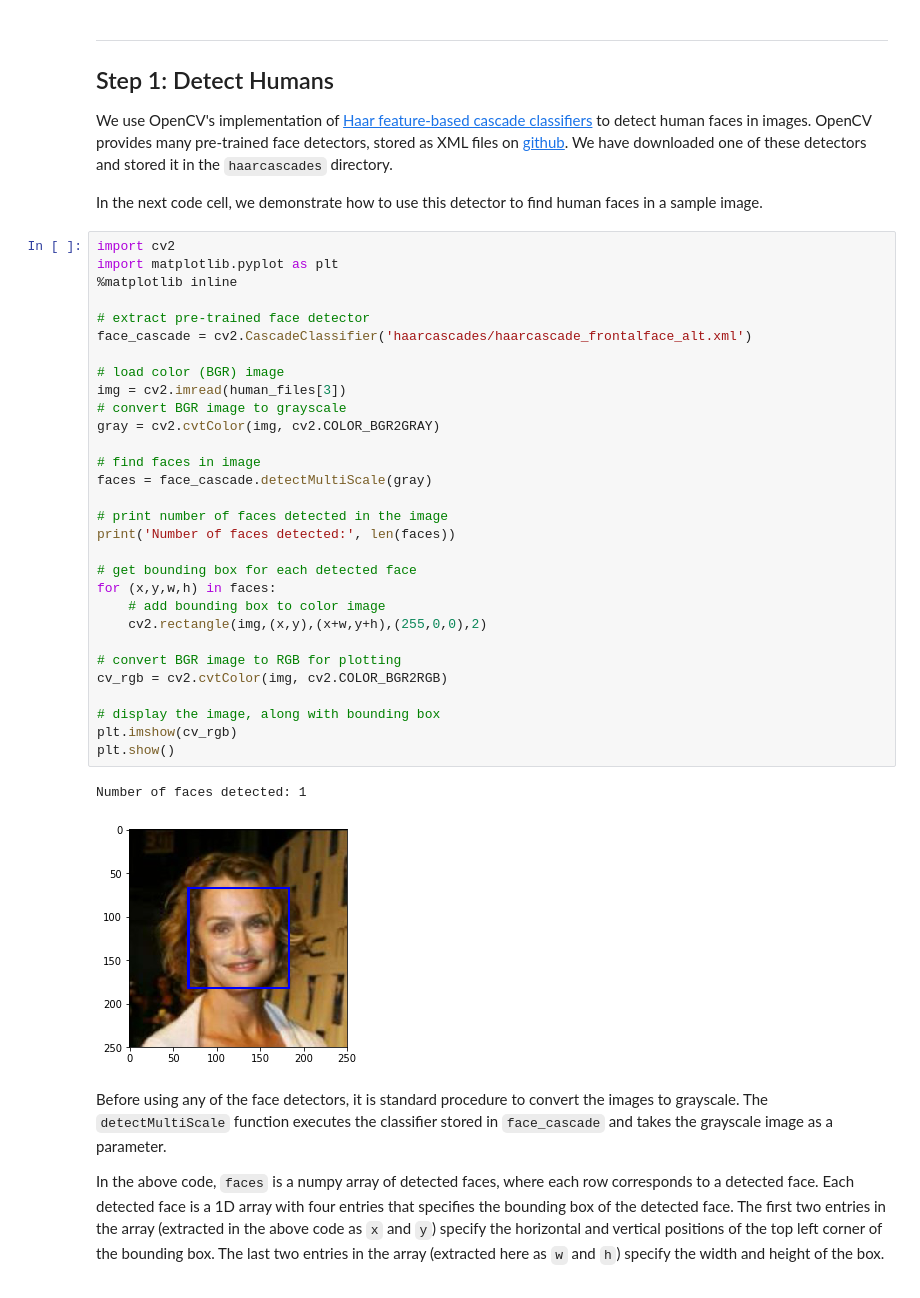
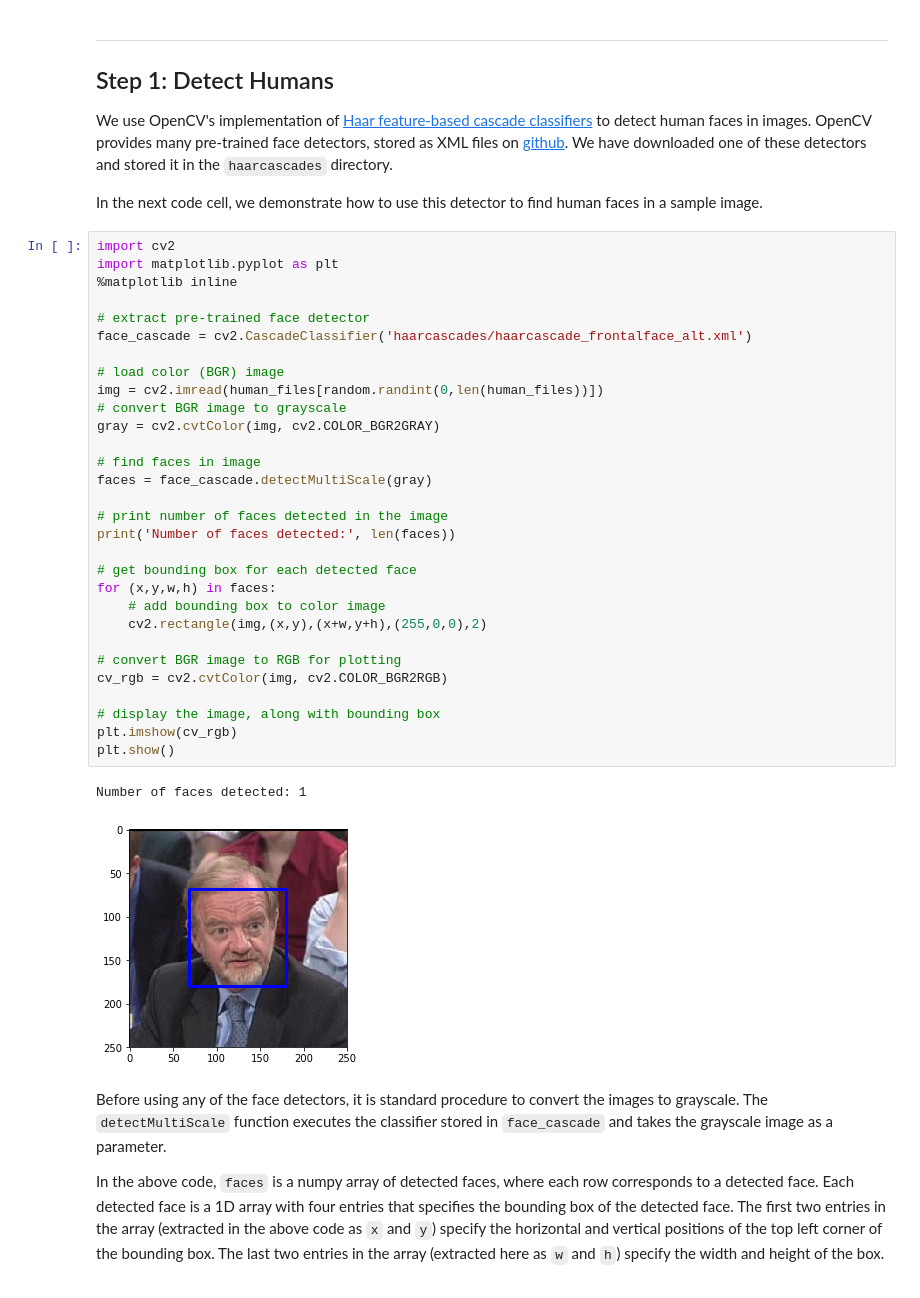
Before and after one commit to keithwoody/dog-project, a Jupyter notebook: dog_app.ipynb, the cells around one changed output. Cells and saved outputs as stored; diff of their text form.

```diff
--- a/dog_app.ipynb
+++ b/dog_app.ipynb
@@ -115,35 +115,35 @@ In the next code cell, we demonstrate how to use this detector to find human fac
 import cv2
 import matplotlib.pyplot as plt
 %matplotlib inline
 
 # extract pre-trained face detector
 face_cascade = cv2.CascadeClassifier('haarcascades/haarcascade_frontalface_alt.xml')
 
 # load color (BGR) image
-img = cv2.imread(human_files[3])
+img = cv2.imread(human_files[random.randint(0,len(human_files))])
 # convert BGR image to grayscale
 gray = cv2.cvtColor(img, cv2.COLOR_BGR2GRAY)
 
 # find faces in image
 faces = face_cascade.detectMultiScale(gray)
 
 # print number of faces detected in the image
 print('Number of faces detected:', len(faces))
 
 # get bounding box for each detected face
 for (x,y,w,h) in faces:
     # add bounding box to color image
     cv2.rectangle(img,(x,y),(x+w,y+h),(255,0,0),2)
 
 # convert BGR image to RGB for plotting
 cv_rgb = cv2.cvtColor(img, cv2.COLOR_BGR2RGB)
 
 # display the image, along with bounding box
 plt.imshow(cv_rgb)
 plt.show()
 # %% [output]
 Number of faces detected: 1
-[figure, old version]
+[figure, new version]
 # %% [markdown]
 Before using any of the face detectors, it is standard procedure to convert the images to grayscale.  The `detectMultiScale` function executes the classifier stored in `face_cascade` and takes the grayscale image as a parameter.
 
```
Also changed, not shown: parts of 26 cells of this notebook.
